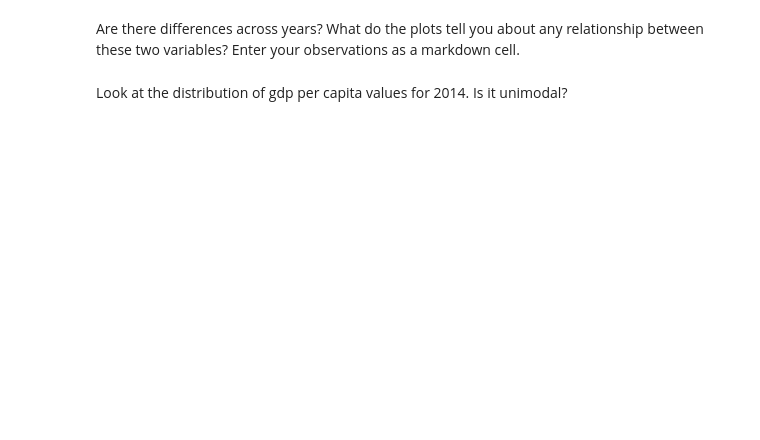
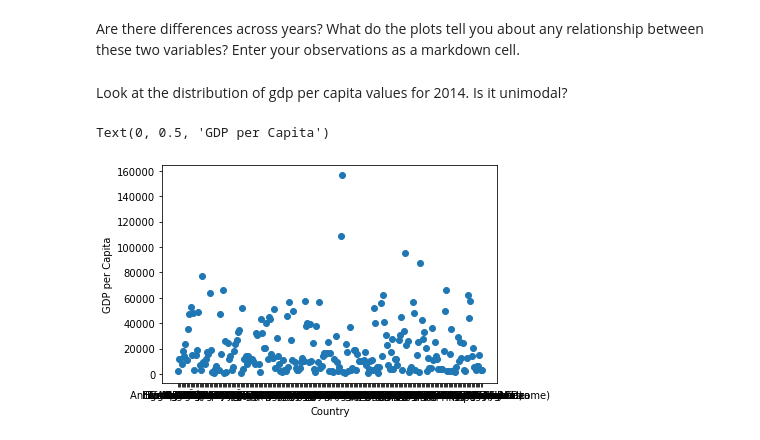
Before and after one commit to Coleman-R/gdp-and-internet-usage-Coleman-R, a Jupyter notebook: notebook/Untitled.ipynb, the cells around one changed output. Cells and saved outputs as stored; diff of their text form; code cells hidden in the pictures; blank space fills up the shorter version.

```diff
--- a/notebook/Untitled.ipynb
+++ b/notebook/Untitled.ipynb
@@ -379,3 +395,10 @@ Text(11.472222222222216, 0.5, 'GDP per Capita')
 Are there differences across years? What do the plots tell you about any relationship between these two variables? Enter your observations as a markdown cell.
 # %% [markdown]
 Look at the distribution of gdp per capita values for 2014. Is it unimodal?
+# %%
+plt.scatter( x= 'Country', y= 'GDP_Per_Capita', data= gdp_internet_14)
+plt.xlabel ('Country')
+plt.ylabel ('GDP per Capita')
+# %% [output]
+Text(0, 0.5, 'GDP per Capita')
+[figure, added]
```
Also changed, not shown: parts of 23 cells of this notebook.
